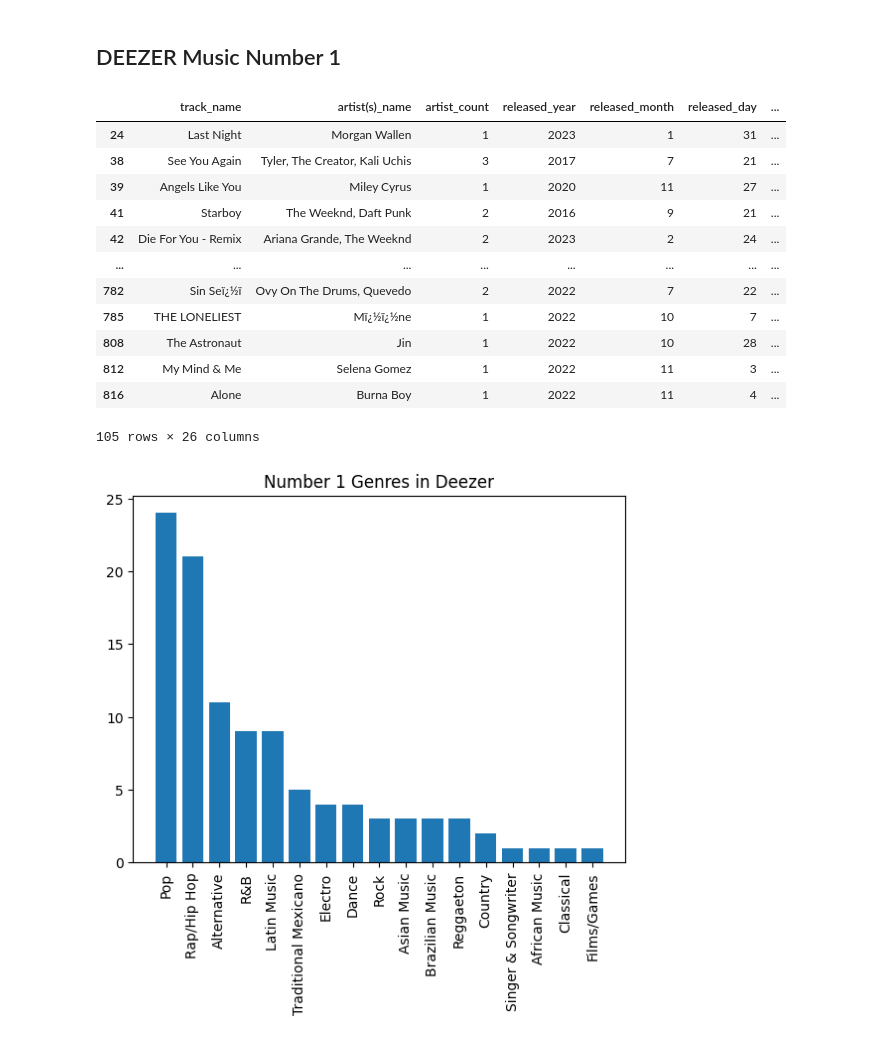
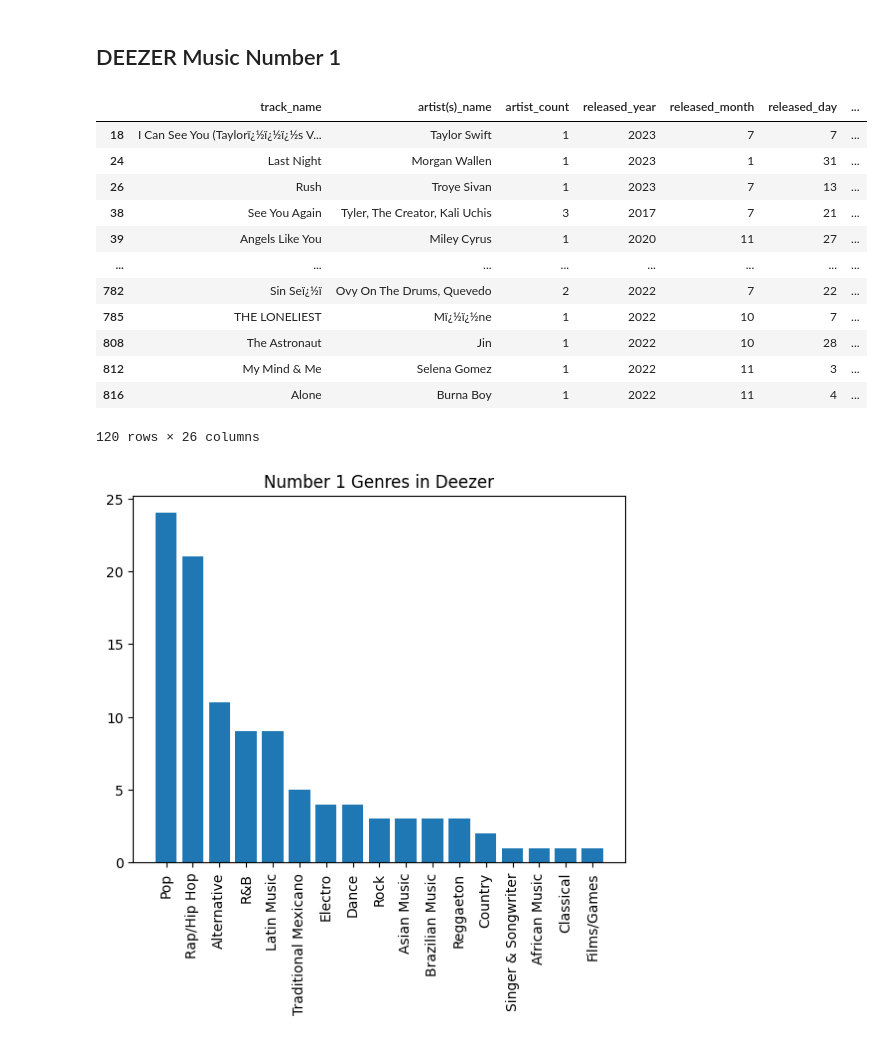
Before and after one commit to alaa-aleryani/Project_1, a Jupyter notebook: music.ipynb, the cells around one changed output. Saved outputs shown, nothing was run; the diff lists cells and outputs as text; code cells hidden in the pictures.

```diff
--- a/music.ipynb
+++ b/music.ipynb
@@ -431,20 +453,21 @@ plt.show()
 # %%
 no1_deezer=music_df.loc[music_df["in_deezer_charts"]==1]
 no1_deezer.dropna()
+no1_deezer
 # %% [output]
 |  | track_name | artist(s)_name | artist_count | released_year | released_month | released_day | ... |
+| 18 | I Can See You (Taylorï¿½ï¿½ï¿½s V... | Taylor Swift | 1 | 2023 | 7 | 7 | ... |
 | 24 | Last Night | Morgan Wallen | 1 | 2023 | 1 | 31 | ... |
+| 26 | Rush | Troye Sivan | 1 | 2023 | 7 | 13 | ... |
 | 38 | See You Again | Tyler, The Creator, Kali Uchis | 3 | 2017 | 7 | 21 | ... |
 | 39 | Angels Like You | Miley Cyrus | 1 | 2020 | 11 | 27 | ... |
-| 41 | Starboy | The Weeknd, Daft Punk | 2 | 2016 | 9 | 21 | ... |
-| 42 | Die For You - Remix | Ariana Grande, The Weeknd | 2 | 2023 | 2 | 24 | ... |
 | ... | ... | ... | ... | ... | ... | ... | ... |
 | 782 | Sin Seï¿½ï | Ovy On The Drums, Quevedo | 2 | 2022 | 7 | 22 | ... |
 | 785 | THE LONELIEST | Mï¿½ï¿½ne | 1 | 2022 | 10 | 7 | ... |
 | 808 | The Astronaut | Jin | 1 | 2022 | 10 | 28 | ... |
 | 812 | My Mind & Me | Selena Gomez | 1 | 2022 | 11 | 3 | ... |
 | 816 | Alone | Burna Boy | 1 | 2022 | 11 | 4 | ... |
-105 rows × 26 columns
+120 rows × 26 columns
 # %%
 ## Make a pie graph for deezer no 1 music genre
 no1_deezer_genre= no1_deezer["Deezer Genre"].value_counts()
```
Also changed, not shown: parts of 5 cells of this notebook.
